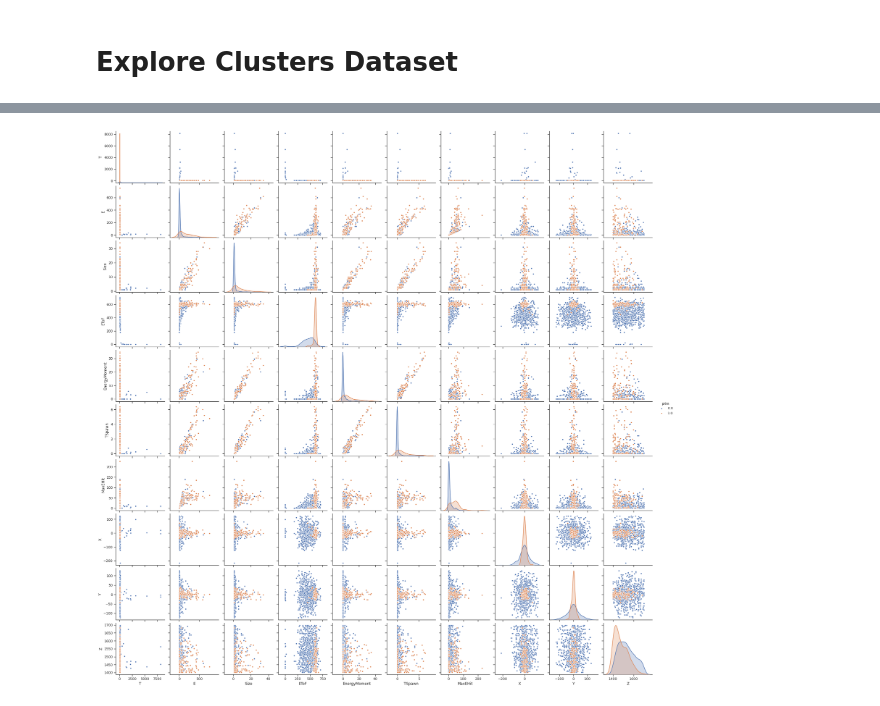
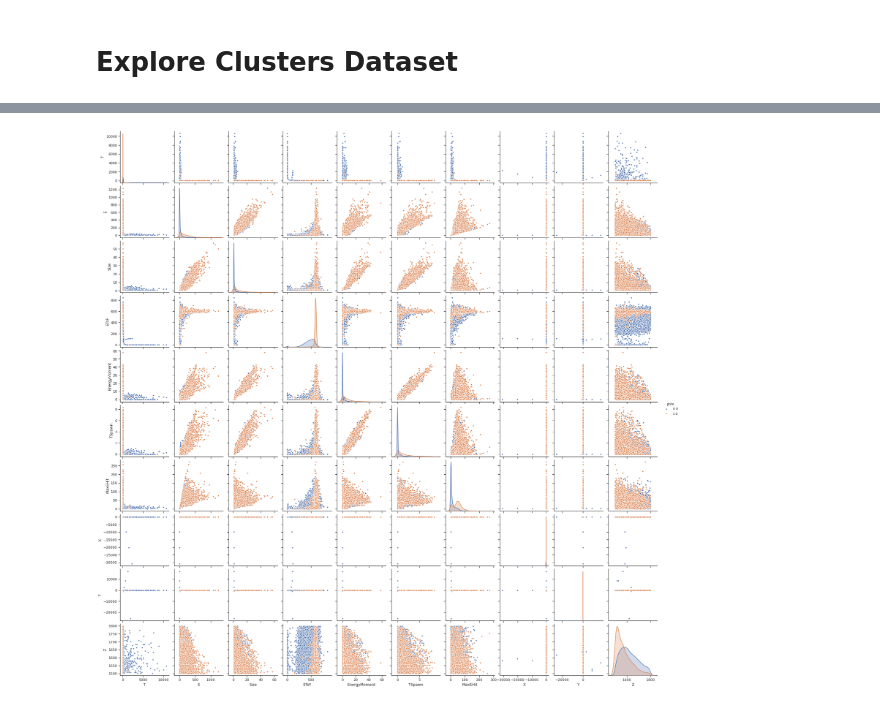
Before and after one commit to janmayer/NeuLAND-reconstruction-ml, a Jupyter notebook: clusterfeature/02-clusters-explore.ipynb, the cells around one changed output, grey strips where cells are left out. Saved outputs shown, nothing was run; the diff lists cells and outputs as text; code cells hidden in the pictures.

Commit message:
Progress cluster classification

```diff
--- a/clusterfeature/02-clusters-explore.ipynb
+++ b/clusterfeature/02-clusters-explore.ipynb
@@ -28,0 +12,4 @@ print(data)
+# %%
+pdfile = filename_for(distance=15, doubleplane=30, energy=600, erel=500, neutron=4, physics="inclxx", subrun=0, what="clusterfeature.pkl")
+data = pd.read_pickle(pdfile)
+display(data)
@@ -30,8 +31,8 @@ print(data)
 import matplotlib.pyplot as plt
 import seaborn as sns
 # %%
-sample = data.sample(frac=0.00001)
+sample = data.sample(frac=0.1)
 sns.set(style="ticks", color_codes=True)
 sns.pairplot(sample, vars=["T", "E", "Size", "EToF", "EnergyMoment", "TSpawn", "MaxEHit", "X", "Y", "Z"], hue="prim", plot_kws={"s": 20});
 # %% [output]
-[figure, old version]
+[figure, new version]
```
Also changed, not shown: parts of 3 cells of this notebook, 6 other files.
